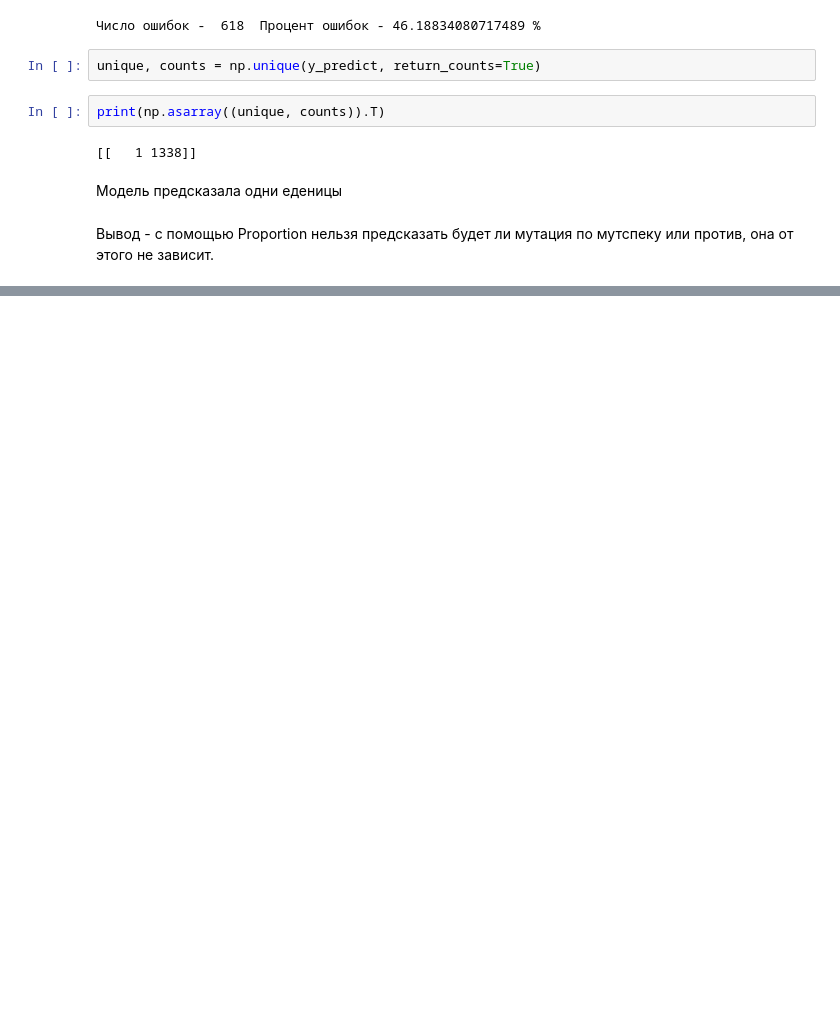
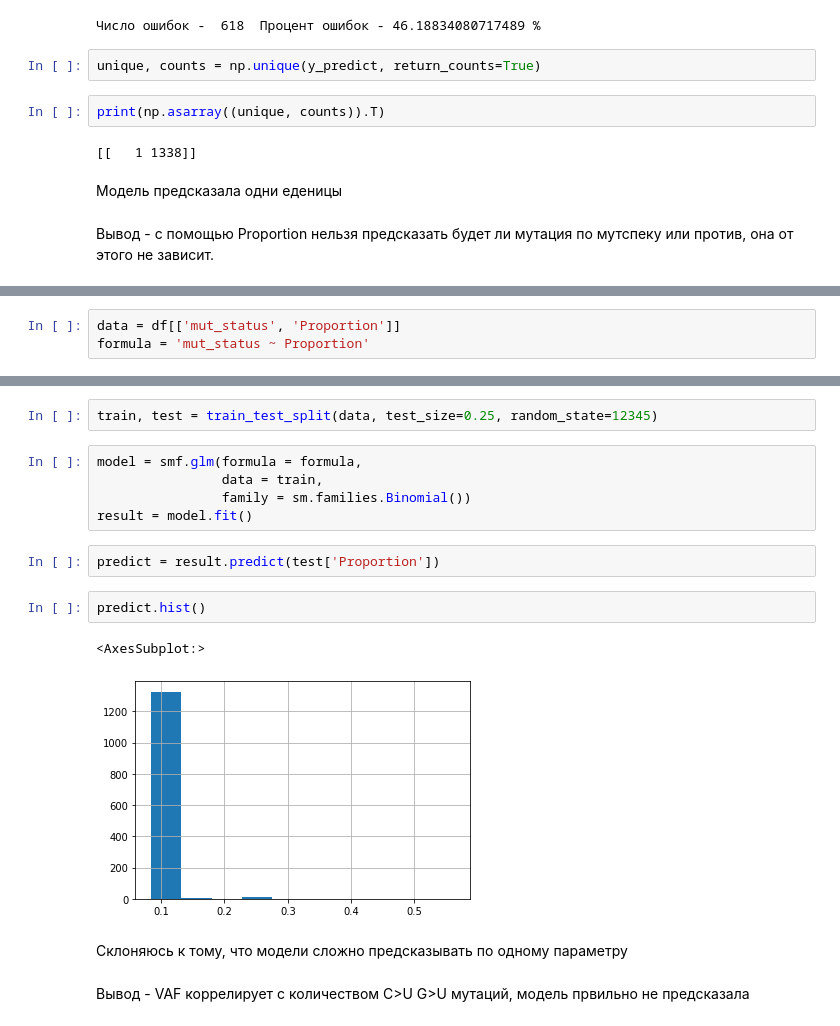
Before and after one commit to VoronkaAlexandr/Sars_Cov_2_MutSpec, a Jupyter notebook: Sars_Cov_2/cod/cov_glue_check.ipynb, the cells around one changed output, grey strips where cells are left out. Cells and saved outputs as stored; diff of their text form; blank space fills up the shorter version.

```diff
--- a/Sars_Cov_2/cod/cov_glue_check.ipynb
+++ b/Sars_Cov_2/cod/cov_glue_check.ipynb
@@ -151,0 +233,3 @@ print(np.asarray((unique, counts)).T)
+# %%
+data = df[['mut_status', 'Proportion']]
+formula = 'mut_status ~ Proportion'
@@ -151,0 +252,18 @@ print(np.asarray((unique, counts)).T)
+# %%
+train, test = train_test_split(data, test_size=0.25, random_state=12345)
+# %%
+model = smf.glm(formula = formula,
+                data = train,
+                family = sm.families.Binomial())
+result = model.fit()
+# %%
+predict = result.predict(test['Proportion'])
+# %%
+predict.hist()
+# %% [output]
+<AxesSubplot:>
+[figure, added]
+# %% [markdown]
+Склоняюсь к тому, что модели сложно предсказывать по одному параметру
+# %% [markdown]
+Вывод - VAF коррелирует с количеством C>U G>U мутаций, модель првильно не предсказала
```
Also changed, not shown: parts of 15 cells of this notebook.
